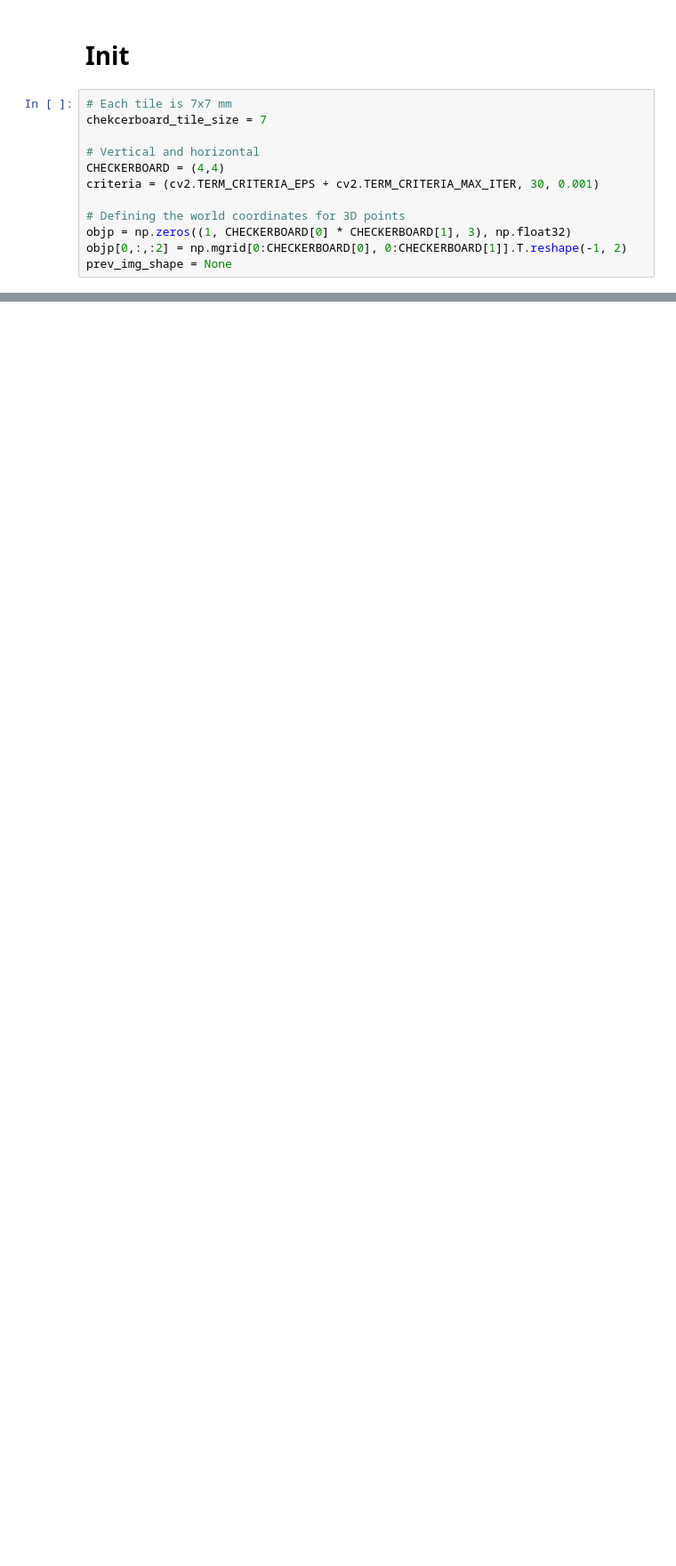
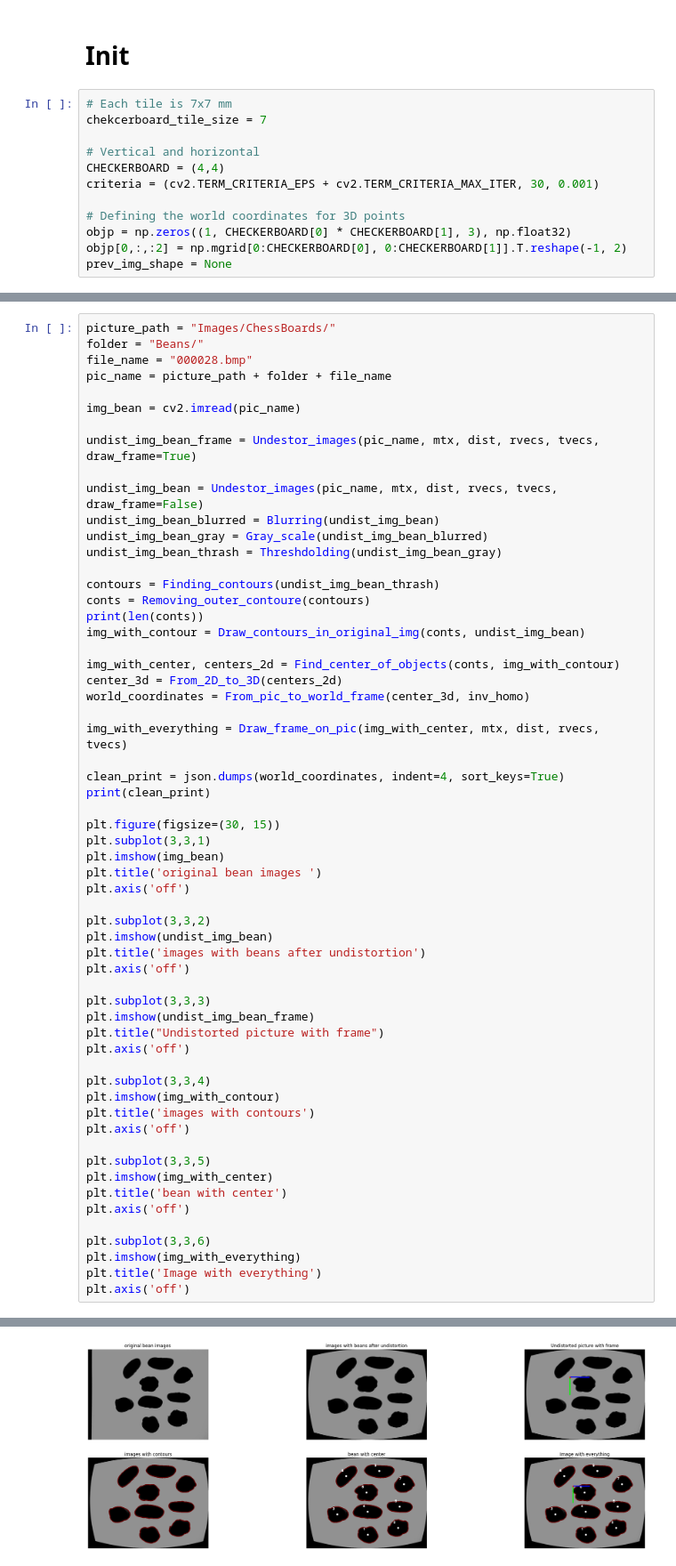
Before and after one commit to arvin-das/Project_3_Localization, a Jupyter notebook: Camera_calibration_refined.ipynb, the cells around one changed output, grey strips where cells are left out. Shown: that part at 89% size. Saved outputs shown, nothing was run; the diff lists cells and outputs as text; blank space fills up the shorter version.

Commit message:
Have made a lot of progress in the task, we only miss to compensate ofr the bean hight and to know the si units of the valuse we get

```diff
--- a/Camera_calibration_refined.ipynb
+++ b/Camera_calibration_refined.ipynb
@@ -170,0 +236,60 @@ print(img.shape[:2])
+# %%
+picture_path = "Images/ChessBoards/"
+folder = "Beans/"
+file_name = "000028.bmp"
+pic_name = picture_path + folder + file_name
+
+img_bean = cv2.imread(pic_name)
+
+undist_img_bean_frame = Undestor_images(pic_name, mtx, dist, rvecs, tvecs, draw_frame=True)
+
+undist_img_bean = Undestor_images(pic_name, mtx, dist, rvecs, tvecs, draw_frame=False)
+undist_img_bean_blurred = Blurring(undist_img_bean)
+undist_img_bean_gray = Gray_scale(undist_img_bean_blurred)
+undist_img_bean_thrash = Threshdolding(undist_img_bean_gray)
+
+contours = Finding_contours(undist_img_bean_thrash)
+conts = Removing_outer_contoure(contours)
+print(len(conts))
+img_with_contour = Draw_contours_in_original_img(conts, undist_img_bean)
+
+img_with_center, centers_2d = Find_center_of_objects(conts, img_with_contour)
+center_3d = From_2D_to_3D(centers_2d)
+world_coordinates = From_pic_to_world_frame(center_3d, inv_homo)
+
+img_with_everything = Draw_frame_on_pic(img_with_center, mtx, dist, rvecs, tvecs)
+
+clean_print = json.dumps(world_coordinates, indent=4, sort_keys=True)
+print(clean_print)
+
+plt.figure(figsize=(30, 15))
+plt.subplot(3,3,1)
+plt.imshow(img_bean)
+plt.title('original bean images ')
+plt.axis('off')
+
+plt.subplot(3,3,2)
+plt.imshow(undist_img_bean)
+plt.title('images with beans after undistortion')
+plt.axis('off')
+
+plt.subplot(3,3,3)
+plt.imshow(undist_img_bean_frame)
+plt.title("Undistorted picture with frame")
+plt.axis('off')
+
+plt.subplot(3,3,4)
+plt.imshow(img_with_contour)
+plt.title('images with contours')
+plt.axis('off')
+
+plt.subplot(3,3,5)
+plt.imshow(img_with_center)
+plt.title('bean with center')
+plt.axis('off')
+
+plt.subplot(3,3,6)
+plt.imshow(img_with_everything)
+plt.title('Image with everything')
+plt.axis('off')
+# %% [output]
@@ -170,0 +314 @@ print(img.shape[:2])
+[figure, added]
```
Also changed, not shown: parts of 9 cells of this notebook, 1 other file.
